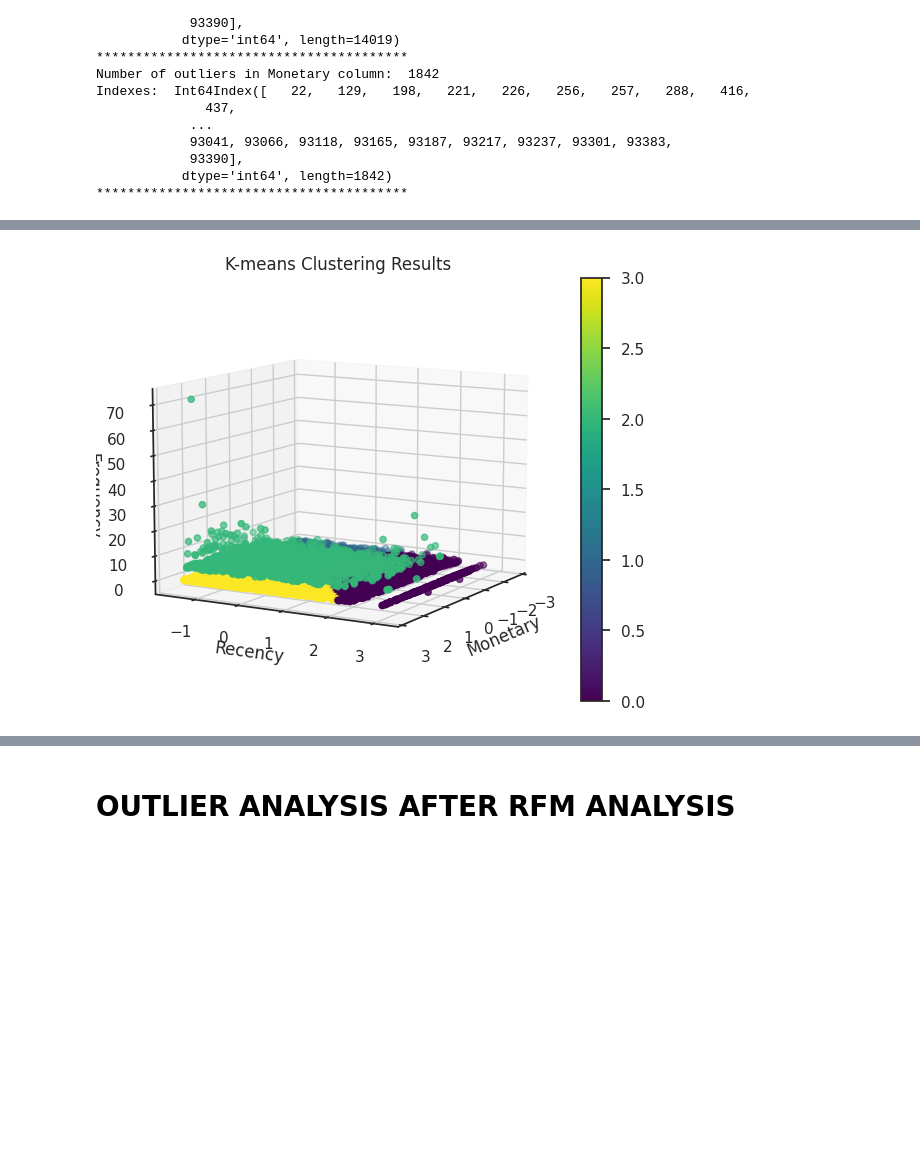
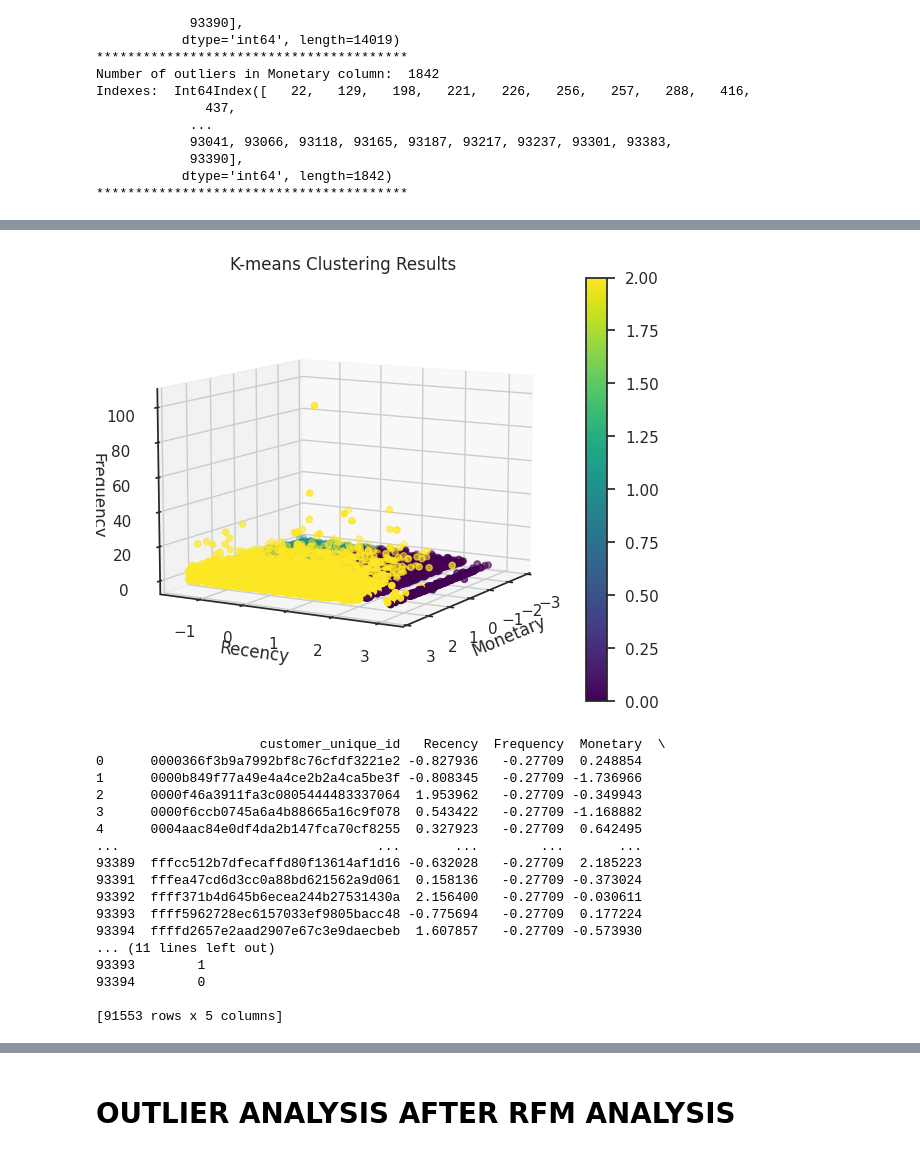
Before and after one commit to Pablocodes1993/finalproject, a Jupyter notebook: CUSTOMER_SEGMENTATION_USING_UNSUPERVISED_METHODS_AND_RFM.ipynb, the cells around one changed output, grey strips where cells are left out. Saved outputs shown, nothing was run; the diff lists cells and outputs as text; code cells hidden in the pictures; blank space fills up the shorter version.

```diff
--- a/CUSTOMER_SEGMENTATION_USING_UNSUPERVISED_METHODS_AND_RFM.ipynb
+++ b/CUSTOMER_SEGMENTATION_USING_UNSUPERVISED_METHODS_AND_RFM.ipynb
@@ -896,13 +912,15 @@ def erase_outliers(df_in, col_name):
     fence_low = q1 - 1.5 * iqr
     fence_high = q3 + 1.5 * iqr
 
-    outliers_df = df_in.loc[(df_in[col_name] < fence_low) | (df_in[col_name] > fence_high)]
-    df_in = df_in.drop(outliers_df.index)
+    outliers_df = df_in.loc[(df_in[col_name] < fence_low) | (df_in[col_name] > fence_high)].copy()
+    outliers_df['Cluster'] = 6
+
+    df_out = df_in.drop(outliers_df.index)
 
     print("Number of outliers in {} column: {}".format(col_name, len(outliers_df)))
     print("Indexes:", outliers_df.index)
 
-    return df_in
+    return df_out, outliers_df
 # %% [markdown]
 Outlier detection from original RFM data
 
@@ -957,7 +975,3 @@ Indexes:  Int64Index([   22,   129,   198,   221,   226,   256,   257,   288,
             93390],
            dtype='int64', length=1842)
 ****************************************
-# %%
-for i in ["Monetary"]:
-    RFM_log_trans_wo=erase_outliers(RFM_log_trans, i)
-    print("*"*40)
@@ -972,0 +978,8 @@ Indexes: Int64Index([   22,   129,   198,   221,   226,   256,   257,   288,   4
+# %%
+#Remove outliers in a separate dataframe
+# RFM_log_trans_wo will contain the input DataFrame with outliers removed
+# 'outliers' will contain the removed outliers in a separate DataFrame
+RFM_log_trans_wo, outliers = erase_outliers(RFM_log_trans, 'Monetary')
+"""for i in ["Monetary"]:
+    RFM_log_trans_wo=erase_outliers(RFM_log_trans, i)
+    print("*"*40)"""
@@ -1177,3 +1217,3 @@ def perform_rfm_analysis_updated(X):
 # %%
-perform_rfm_analysis_updated(RFM_log_trans_wo_scaled)
+perform_rfm_analysis_updated(selected_columns_kmeans)
 # %% [output]
@@ -1202,36 +1232,59 @@ from sklearn.cluster import KMeans
 # Assuming num_clusters is the desired number of clusters
 
 # Perform k-means clustering with K-means++ initialization
-kmeans = KMeans(n_clusters=4, init='k-means++')
-kmeans.fit(RFM_log_trans_wo_scaled)
+kmeans = KMeans(n_clusters=3, init='k-means++')
+kmeans.fit(RFM_log_trans_wo_scaled[['Recency','Frequency','Monetary']])
 
 # Get the cluster labels and cluster centers
 cluster_labels = kmeans.labels_
 cluster_centers = kmeans.cluster_centers_
 
 # Create a 3D plot
 fig = plt.figure()
 ax = fig.add_subplot(111, projection='3d')
 
 # Scatter plot the data points with color-coded clusters
 scatter = ax.scatter(RFM_log_trans_wo_scaled['Monetary'], RFM_log_trans_wo_scaled['Recency'], RFM_log_trans_wo_scaled['Frequency'], c=cluster_labels, cmap='viridis')
 
 # Scatter plot the cluster centers
 ax.scatter(cluster_centers[:, 2], cluster_centers[:, 0], cluster_centers[:, 1], c='red', marker='x', s=100)
 
 # Set labels and title
 ax.set_xlabel('Monetary')
 ax.set_ylabel('Recency')
 ax.set_zlabel('Frequency')
 ax.set_title('K-means Clustering Results')
 
 # Set the viewing angle
 ax.view_init(azim=30, elev=10)  # Adjust the azim and elev angles to change the viewing angle
 
 # Create a colorbar legend
 plt.colorbar(scatter)
 
 # Show the plot
 plt.show()
+
+# Add the cluster_labels as a new column in the DataFrame
+RFM_log_trans_wo_scaled['Cluster'] = cluster_labels
+
+# Display the updated DataFrame
+print(RFM_log_trans_wo_scaled)
 # %% [output]
-[figure, old version]
+[figure, new version]
+                     customer_unique_id   Recency  Frequency  Monetary  \
+0      0000366f3b9a7992bf8c76cfdf3221e2 -0.827936   -0.27709  0.248854
+1      0000b849f77a49e4a4ce2b2a4ca5be3f -0.808345   -0.27709 -1.736966
+2      0000f46a3911fa3c0805444483337064  1.953962   -0.27709 -0.349943
+3      0000f6ccb0745a6a4b88665a16c9f078  0.543422   -0.27709 -1.168882
+4      0004aac84e0df4da2b147fca70cf8255  0.327923   -0.27709  0.642495
+...                                 ...       ...        ...       ...
+93389  fffcc512b7dfecaffd80f13614af1d16 -0.632028   -0.27709  2.185223
+93391  fffea47cd6d3cc0a88bd621562a9d061  0.158136   -0.27709 -0.373024
+93392  ffff371b4d645b6ecea244b27531430a  2.156400   -0.27709 -0.030611
+93393  ffff5962728ec6157033ef9805bacc48 -0.775694   -0.27709  0.177224
+93394  ffffd2657e2aad2907e67c3e9daecbeb  1.607857   -0.27709 -0.573930
+... (11 lines left out)
+93393        1
+93394        0
+
+[91553 rows x 5 columns]
```
Also changed, not shown: parts of 18 cells of this notebook.
